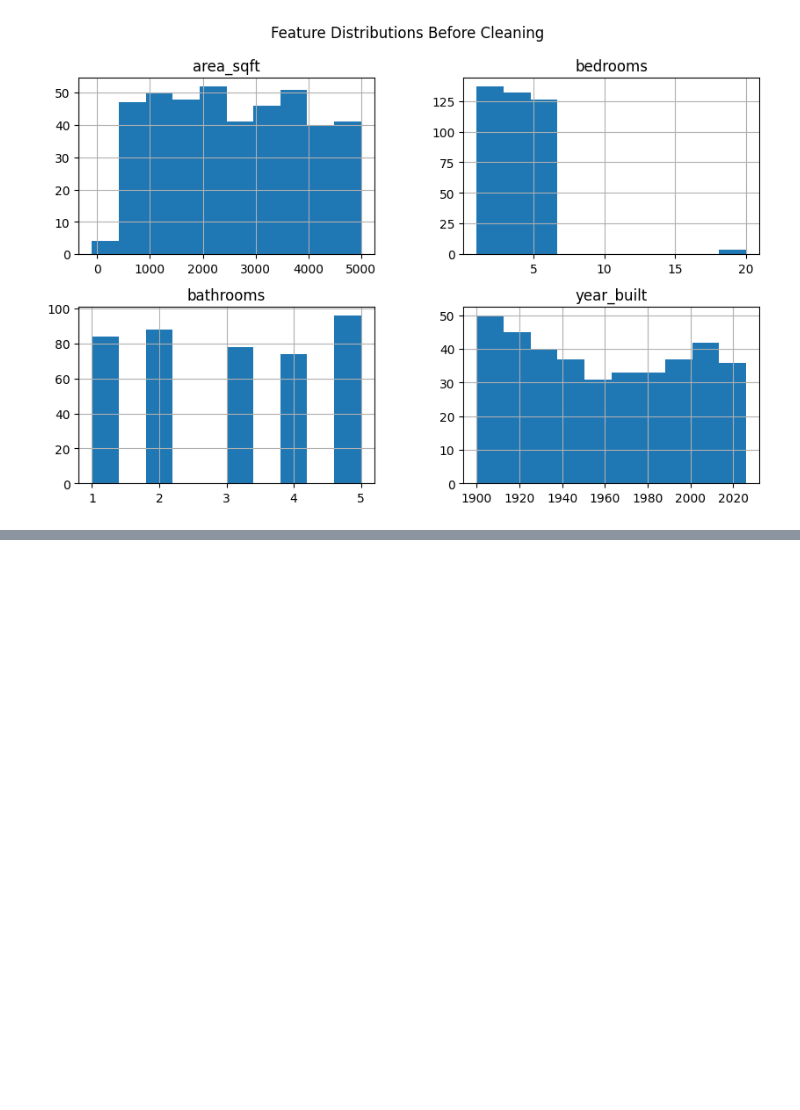
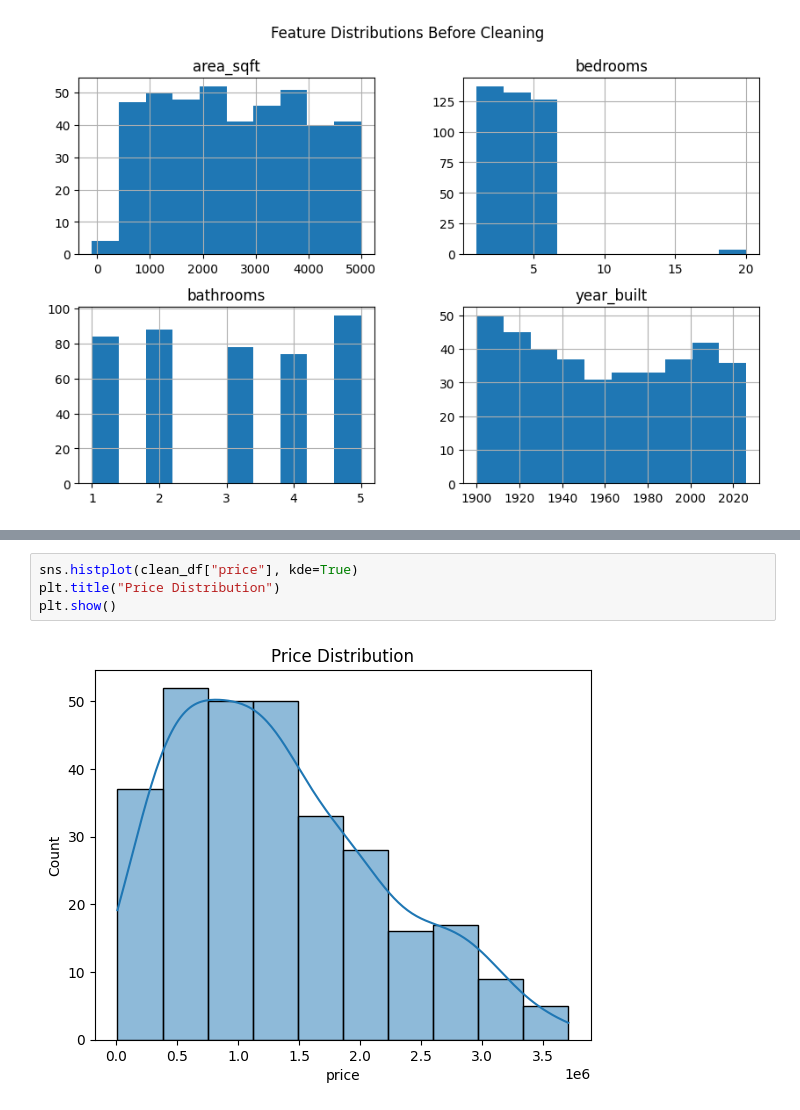
Before and after one commit to Static1016/Data-Cleaning-and-Quality-Analysis-Pipeline, a Jupyter notebook: notebook/exploration.ipynb, the cells around one changed output, grey strips where cells are left out. Drawn from its saved outputs; the diff is of its cells as text; blank space fills up the shorter version.

```diff
--- a/notebook/exploration.ipynb
+++ b/notebook/exploration.ipynb
@@ -100,0 +136,6 @@ plt.show()
+# %%
+sns.histplot(clean_df["price"], kde=True)
+plt.title("Price Distribution")
+plt.show()
+# %% [output]
+[figure, added]
```
Also changed, not shown: parts of 13 cells of this notebook, 14 other files.
